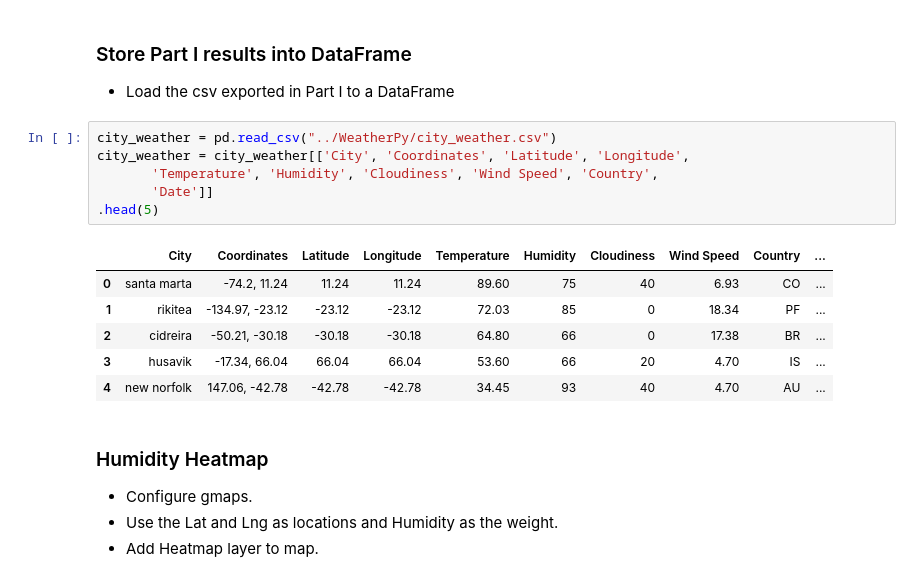
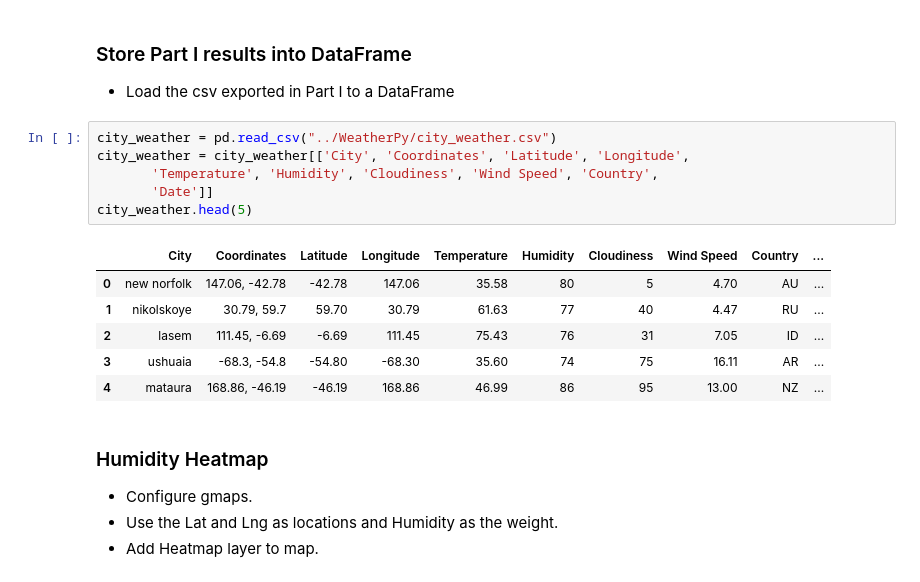
Before and after one commit to adrianstrecker/python-api-challenge, a Jupyter notebook: VacationPy/VacationPy.ipynb, the cells around one changed output. Cells and saved outputs as stored; diff of their text form.

```diff
--- a/VacationPy/VacationPy.ipynb
+++ b/VacationPy/VacationPy.ipynb
@@ -23,16 +23,16 @@ from api_keys import g_key
 # %%
 city_weather = pd.read_csv("../WeatherPy/city_weather.csv")
 city_weather = city_weather[['City', 'Coordinates', 'Latitude', 'Longitude',
        'Temperature', 'Humidity', 'Cloudiness', 'Wind Speed', 'Country',
        'Date']]
-.head(5)
+city_weather.head(5)
 # %% [output]
 |  | City | Coordinates | Latitude | Longitude | Temperature | Humidity | Cloudiness | Wind Speed | Country | ... |
-| 0 | santa marta | -74.2, 11.24 | 11.24 | 11.24 | 89.60 | 75 | 40 | 6.93 | CO | ... |
-| 1 | rikitea | -134.97, -23.12 | -23.12 | -23.12 | 72.03 | 85 | 0 | 18.34 | PF | ... |
-| 2 | cidreira | -50.21, -30.18 | -30.18 | -30.18 | 64.80 | 66 | 0 | 17.38 | BR | ... |
-| 3 | husavik | -17.34, 66.04 | 66.04 | 66.04 | 53.60 | 66 | 20 | 4.70 | IS | ... |
-| 4 | new norfolk | 147.06, -42.78 | -42.78 | -42.78 | 34.45 | 93 | 40 | 4.70 | AU | ... |
+| 0 | new norfolk | 147.06, -42.78 | -42.78 | 147.06 | 35.58 | 80 | 5 | 4.70 | AU | ... |
+| 1 | nikolskoye | 30.79, 59.7 | 59.70 | 30.79 | 61.63 | 77 | 40 | 4.47 | RU | ... |
+| 2 | lasem | 111.45, -6.69 | -6.69 | 111.45 | 75.43 | 76 | 31 | 7.05 | ID | ... |
+| 3 | ushuaia | -68.3, -54.8 | -54.80 | -68.30 | 35.60 | 74 | 75 | 16.11 | AR | ... |
+| 4 | mataura | 168.86, -46.19 | -46.19 | 168.86 | 46.99 | 86 | 95 | 13.00 | NZ | ... |
 # %% [markdown]
 ### Humidity Heatmap
 * Configure gmaps.
```
Also changed, not shown: parts of 2 cells of this notebook, 14 other files.
